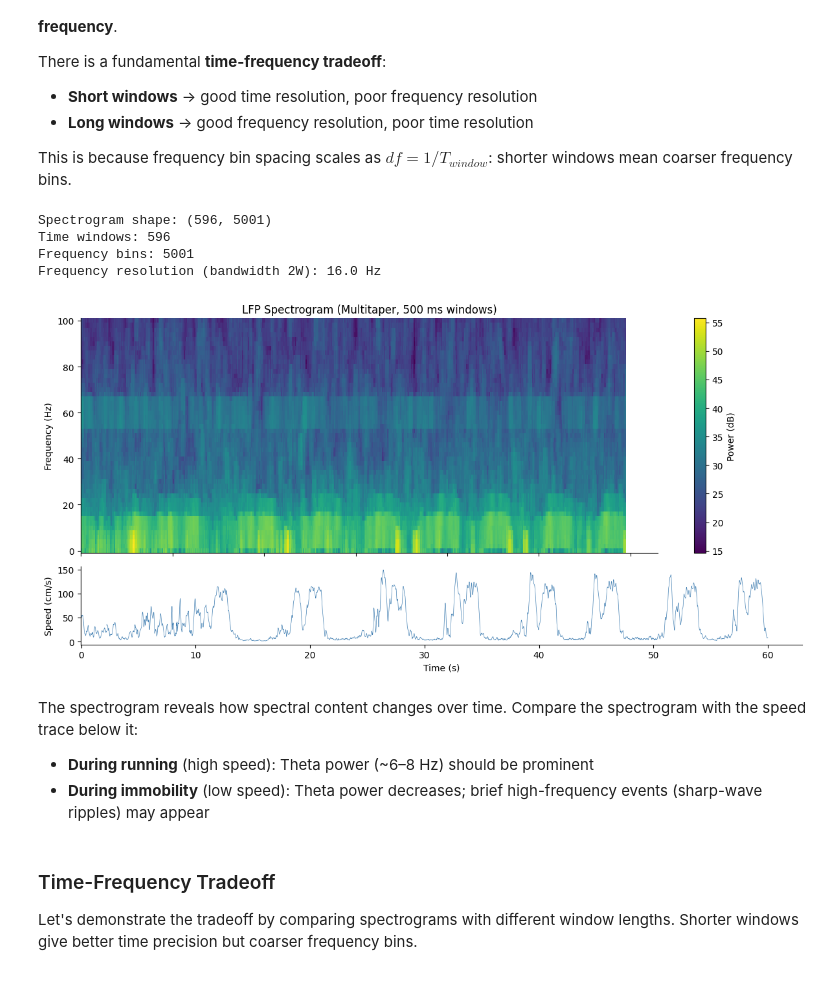
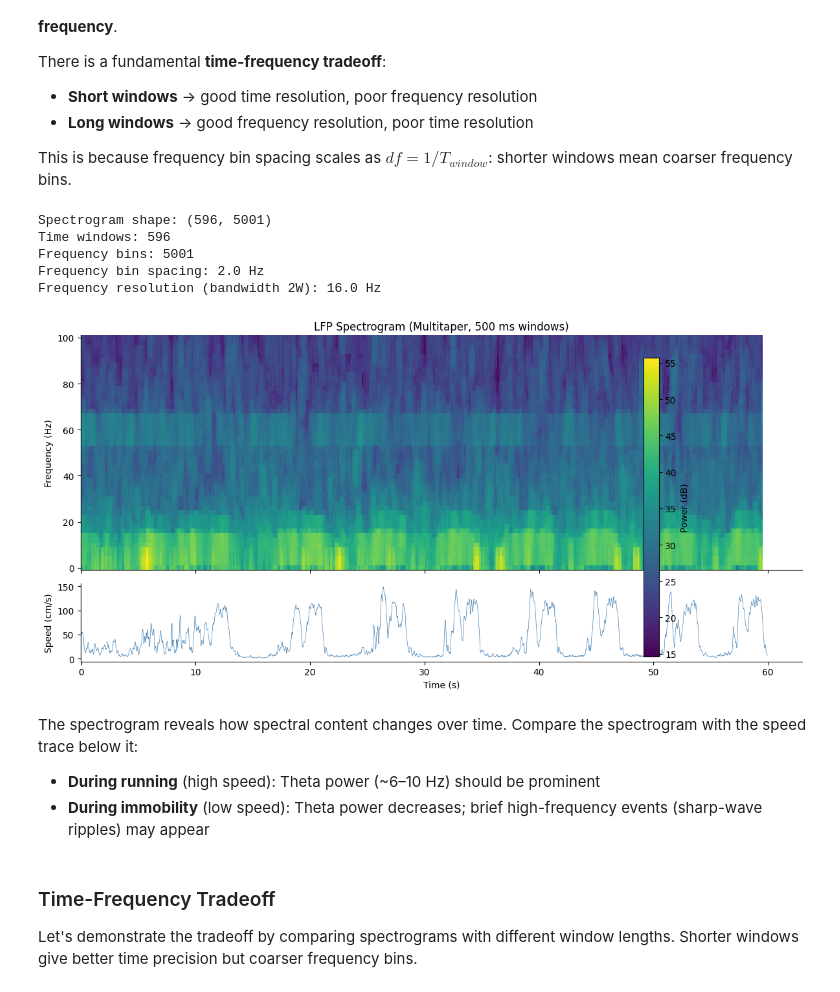
Before and after one commit to edeno/ncbs-neural-circuits-navigation, a Jupyter notebook: notebooks/03a-spectral-lfp.ipynb, the cells around one changed output. Saved outputs shown, nothing was run; the diff lists cells and outputs as text; code cells hidden in the pictures.

```diff
--- a/notebooks/03a-spectral-lfp.ipynb
+++ b/notebooks/03a-spectral-lfp.ipynb
@@ -853,11 +853,13 @@ spec_time = mt_spectrogram.time
 print(f"Spectrogram shape: {spec_power.shape}")
 print(f"Time windows: {len(spec_time)}")
 print(f"Frequency bins: {len(spec_freqs)}")
+print(f"Frequency bin spacing: {1 / mt_spectrogram.time_window_duration:.1f} Hz")
 print(f"Frequency resolution (bandwidth 2W): {mt_spectrogram.frequency_resolution:.1f} Hz")
 # %% [output]
 Spectrogram shape: (596, 5001)
 Time windows: 596
 Frequency bins: 5001
+Frequency bin spacing: 2.0 Hz
 Frequency resolution (bandwidth 2W): 16.0 Hz
 # %%
 # Plot spectrogram with speed overlay
@@ -869,40 +871,41 @@ fig, axes = plt.subplots(
 )
 
 # Spectrogram
 ax = axes[0]
 mesh = ax.pcolormesh(
     spec_time,
     spec_freqs[freq_mask],
     10 * np.log10(spec_power[:, freq_mask].T),
     shading="auto",
     cmap="viridis",
 )
 ax.set(ylabel="Frequency (Hz)", title="LFP Spectrogram (Multitaper, 500 ms windows)")
 ax.spines[["top", "right"]].set_visible(False)
-plt.colorbar(mesh, ax=ax, label="Power (dB)")
 
 # Speed overlay (aligned to the same epoch as LFP)
 ax = axes[1]
 speed_relative = speed_timestamps - speed_timestamps[0]
 speed_mask_full = speed_relative < ANALYSIS_DURATION
 if speed_mask_full.any():
     ax.plot(
         speed_relative[speed_mask_full],
         speed_data[speed_mask_full],
         linewidth=0.5,
         color="steelblue",
     )
 ax.set(xlabel="Time (s)", ylabel=f"Speed ({speed_interface.unit})")
 ax.spines[["top", "right"]].set_visible(False)
 
+# Attach colorbar to both axes so they stay aligned
+plt.colorbar(mesh, ax=axes.tolist(), label="Power (dB)", pad=0.02)
 plt.tight_layout()
 # %% [output]
-[figure, old version]
+[figure, new version]
 # %% [markdown]
 The spectrogram reveals how spectral content changes over time. Compare the
 spectrogram with the speed trace below it:
 
-- **During running** (high speed): Theta power (~6–8 Hz) should be prominent
+- **During running** (high speed): Theta power (~6–10 Hz) should be prominent
 - **During immobility** (low speed): Theta power decreases; brief high-frequency
   events (sharp-wave ripples) may appear
 # %% [markdown]
```
Also changed, not shown: parts of 8 cells of this notebook, 1 other file.
